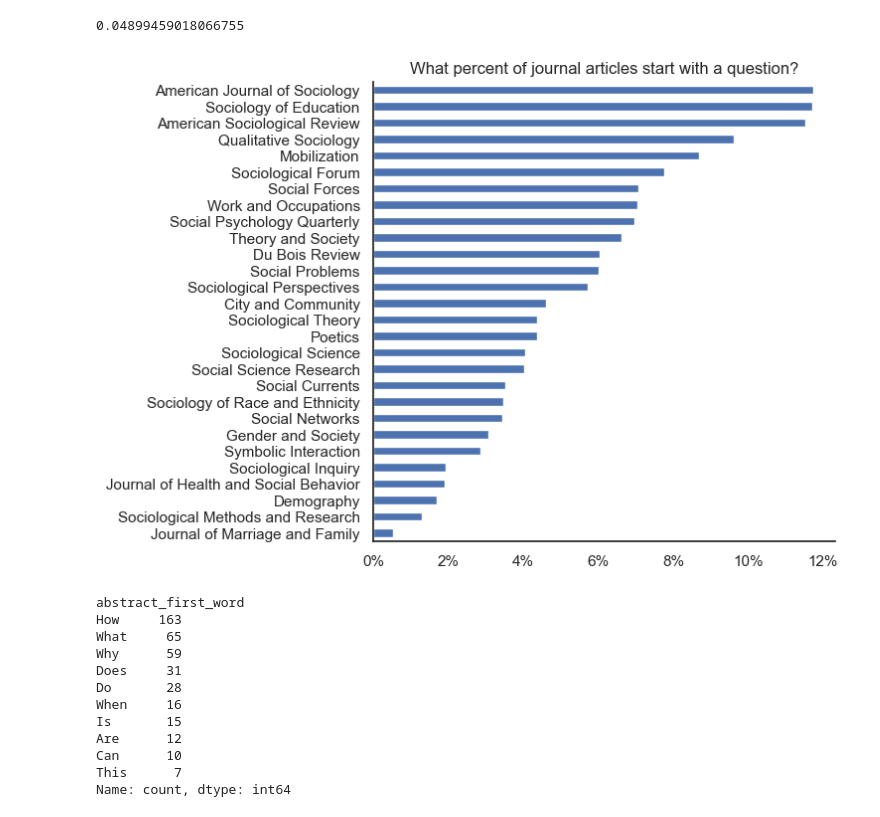
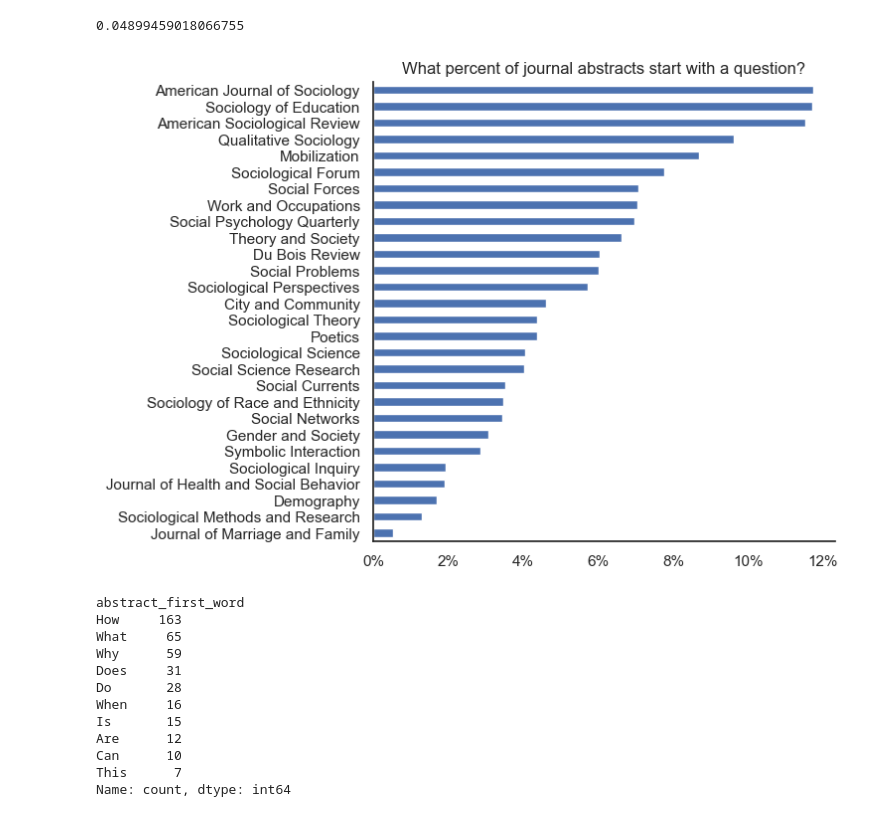
Before and after one commit to nealcaren/notes, a Jupyter notebook: posts/abstracts/first-question.ipynb, the cells around one changed output. Saved outputs shown, nothing was run; the diff lists cells and outputs as text; code cells hidden in the pictures.

```diff
--- a/posts/abstracts/first-question.ipynb
+++ b/posts/abstracts/first-question.ipynb
@@ -18,7 +18,7 @@ from nltk.tokenize import sent_tokenize
 [nltk_data] Downloading package punkt to /Users/nealcaren/nltk_data...
 [nltk_data]   Package punkt is already up-to-date!
 # %%
-df = pd.read_json('sociology-abstracts.json')
+df = pd.read_json('https://raw.githubusercontent.com/nealcaren/notes/main/posts/abstracts/sociology-abstracts.json')
 df['Year'].value_counts()
 # %% [output]
 Year
@@ -69,30 +69,30 @@ df['abstract_starts_with_a_question'].mean()
 # %%
 import seaborn as sns
 import matplotlib.pyplot as plt
 import matplotlib.ticker as mtick
 
 # Set the Seaborn theme
 sns.set_theme(style="white")
 
 # Create the plot with pandas, now styled by Seaborn
 ax = pd.crosstab(df['Source title'],
                  df['abstract_starts_with_a_question'], normalize='index').sort_values(by=True)[True].plot(kind='barh', figsize=(6, 6))
 
 # Add a title and possibly adjust other aspects like labels
-plt.title('What percent of journal articles start with a question?')
+plt.title('What percent of journal abstracts start with a question?')
 plt.xlabel('')
 plt.ylabel('')
 
 # Format the x-axis as percentages
 ax.xaxis.set_major_formatter(mtick.PercentFormatter(1.0, decimals=0))
 
 # Remove the top and right borders
 sns.despine()
 
 # Show the plot
 plt.show()
 # %% [output]
-[figure, old version]
+[figure, new version]
 # %%
 df['abstract_first_word'] =  df['abstract_first_sentence'].str.split().str[0]
 df[df['abstract_starts_with_a_question']]['abstract_first_word'].value_counts()[:10]
```
Also changed, not shown: parts of 1 cell of this notebook, 8 other files.
